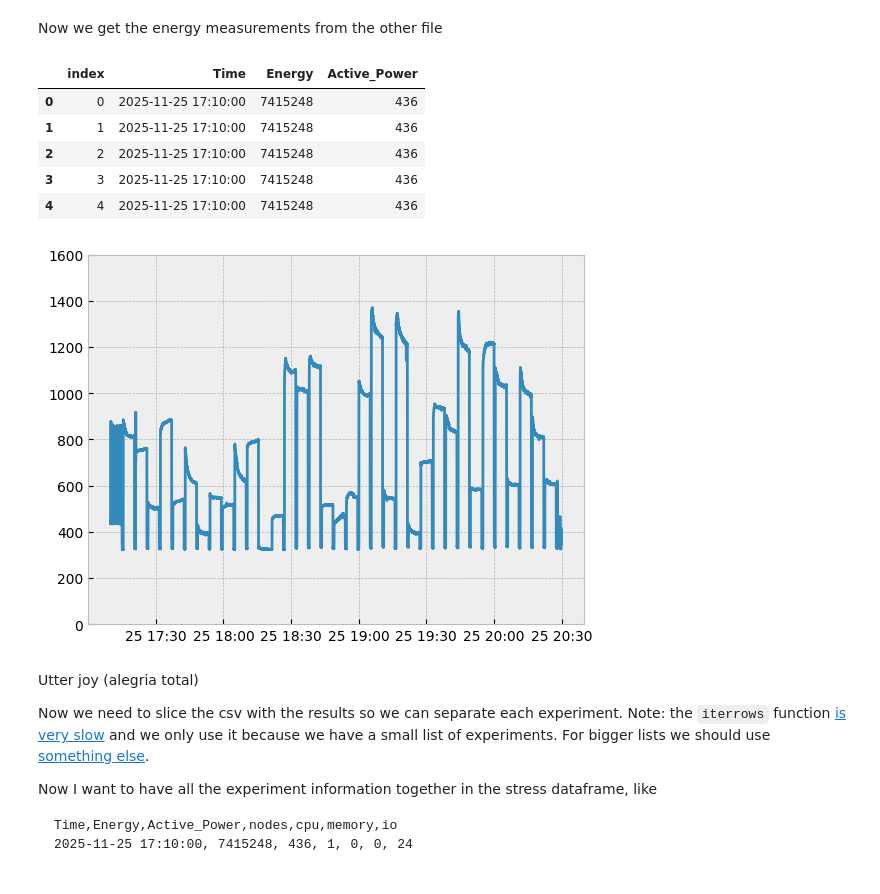
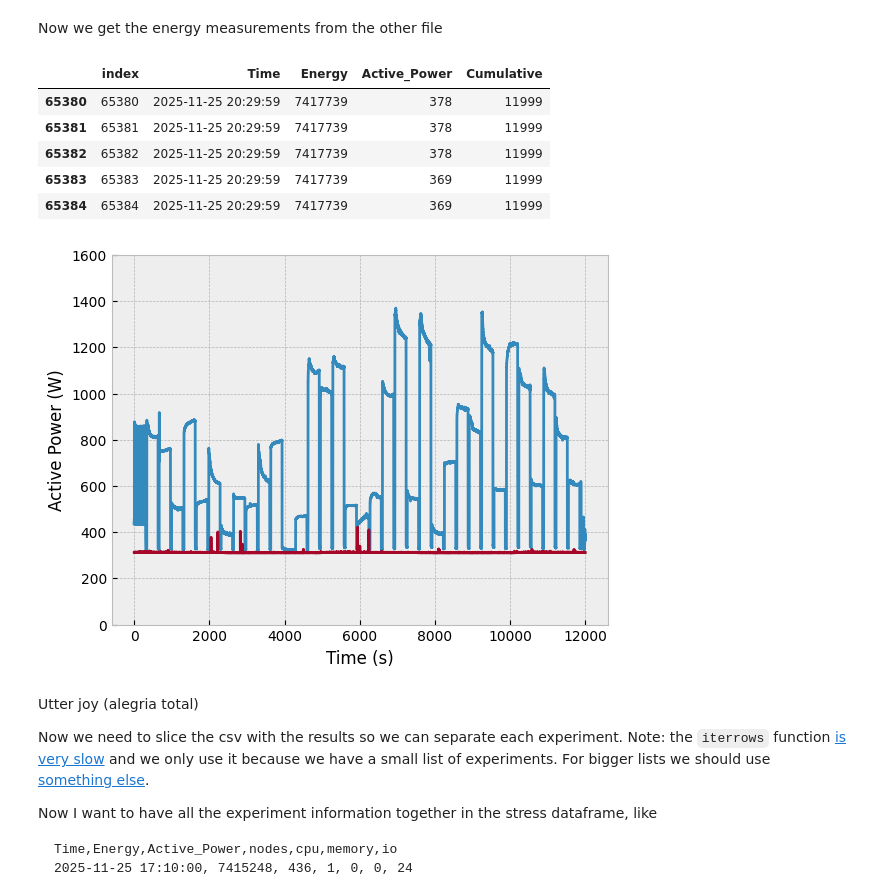
Before and after one commit to othomarcondes/CMP223-EnergyMeasurements, a Jupyter notebook: data_analysis.ipynb, the cells around one changed output. Drawn from its saved outputs; the diff is of its cells as text; code cells hidden in the pictures.

```diff
--- a/data_analysis.ipynb
+++ b/data_analysis.ipynb
@@ -263,28 +214,40 @@ stress = pd.read_csv("./data/stress_poti_5_nodes_735647/energy_monitor_123_stres
 stress = stress.reset_index()  # make sure indexes pair with number of rows
 
 stress["Time"] = pd.to_datetime(stress["Time"], format="%Y-%m-%d %H:%M:%S")
-#stress["Elapsed"] = stress["Time"].sub(stress["Time"].iloc[0])
-#stress["Elapsed"] = stress["Elapsed"].dt.seconds
+stress["Cumulative"] = stress["Time"].sub(stress["Time"].iloc[0])
+stress["Cumulative"] = stress["Cumulative"].dt.seconds
 #stress["Accumulated"] = stress["Energy"].diff()
 
-stress.head()
+stress.tail()
 # %% [output]
-|  | index | Time | Energy | Active_Power |
-| 0 | 0 | 2025-11-25 17:10:00 | 7415248 | 436 |
-| 1 | 1 | 2025-11-25 17:10:00 | 7415248 | 436 |
-| 2 | 2 | 2025-11-25 17:10:00 | 7415248 | 436 |
-| 3 | 3 | 2025-11-25 17:10:00 | 7415248 | 436 |
-| 4 | 4 | 2025-11-25 17:10:00 | 7415248 | 436 |
+|  | index | Time | Energy | Active_Power | Cumulative |
+| 65380 | 65380 | 2025-11-25 20:29:59 | 7417739 | 378 | 11999 |
+| 65381 | 65381 | 2025-11-25 20:29:59 | 7417739 | 378 | 11999 |
+| 65382 | 65382 | 2025-11-25 20:29:59 | 7417739 | 378 | 11999 |
+| 65383 | 65383 | 2025-11-25 20:29:59 | 7417739 | 369 | 11999 |
+| 65384 | 65384 | 2025-11-25 20:29:59 | 7417739 | 369 | 11999 |
 # %%
 # vizualize it first
 #stress.plot(x="Time", y="Active_Power")
 
+idle_cut = idle.loc[idle['Elapsed'] <= 11999]
+
 fig, ax = plt.subplots()
-ax.plot(stress['Time'], stress['Active_Power'])
+ax.plot(stress['Cumulative'], stress['Active_Power'])
+ax.plot(idle_cut['Elapsed'], idle_cut['Active_Power'])
+#11999
+
 ax.set_ylim(0,1600) #plots must begin at zero!!!, 1400 is just so we can have the same scale as the stress experiment
+
+#plt.title('Cumulative Energy Consumption in Idle')
+plt.xlabel('Time (s)')
+plt.ylabel('Active Power (W)')
+
+
+fig.savefig("figures/idle_stress_comparation.pdf")
 plt.show()
 # %% [output]
-[figure, old version]
+[figure, new version]
 # %% [markdown]
 Utter joy (alegria total)
 
```
Also changed, not shown: parts of 8 cells of this notebook, 7 other files.
